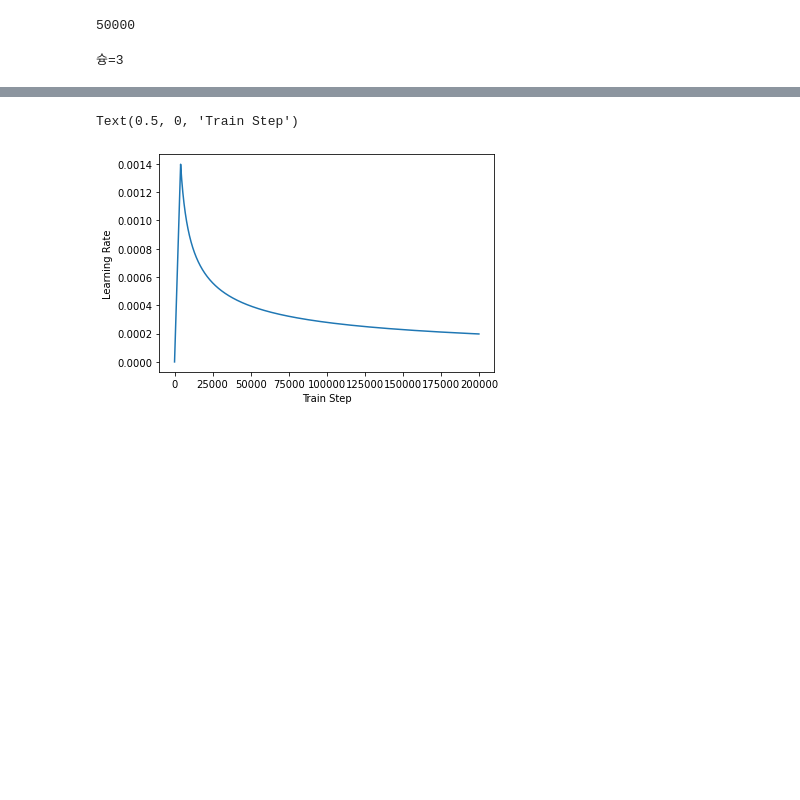
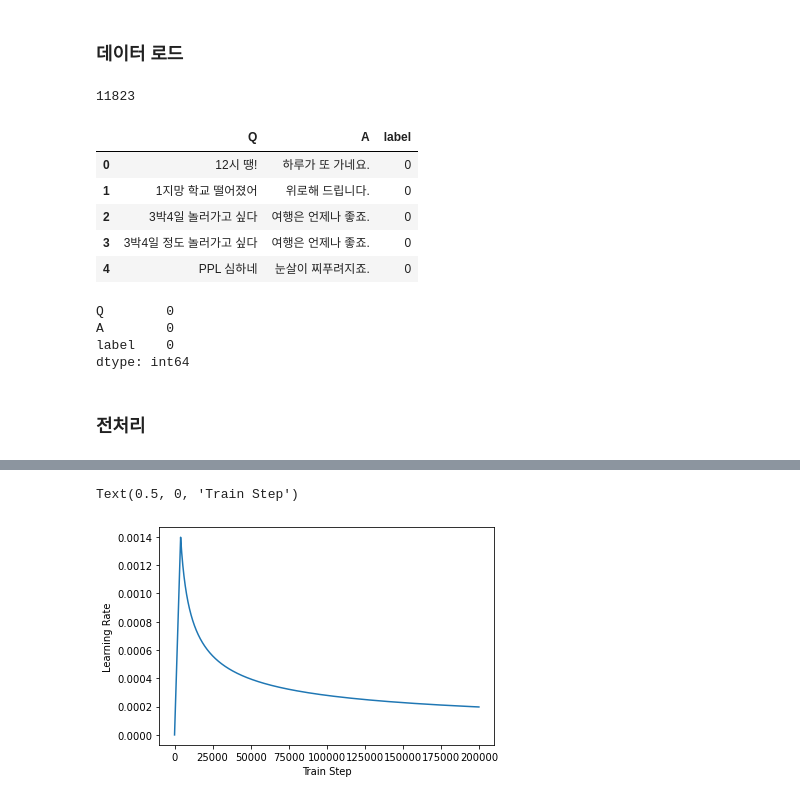
Before and after one commit to philosucker/MiniProjects, a Jupyter notebook: _E-15_transformer/[E15]transformer/[E15]transformer.ipynb, the cells around one changed output, grey strips where cells are left out. Cells and saved outputs as stored; diff of their text form; code cells hidden in the pictures; blank space fills up the shorter version.

```diff
--- a/_E-15_transformer/[E15]transformer/[E15]transformer.ipynb
+++ b/_E-15_transformer/[E15]transformer/[E15]transformer.ipynb
@@ -365,6 +8,0 @@ ConnectionResetError: [Errno 104] Connection reset by peer
-# %%
-# 사용할 샘플의 최대 개수
-MAX_SAMPLES = 50000
-print(MAX_SAMPLES)
-# %% [output]
-50000
@@ -371,18 +12,60 @@ print(MAX_SAMPLES)
+# %% [markdown]
+### 데이터 로드
+# %%
+file_path = os.getenv('HOME') + '/mini_projects/_E-15_transformer/ChatbotData.csv'
+
+train_data = pd.read_csv(file_path )
+
+print(len(data))
+
+data.head()
+# %% [output]
+11823
+|  | Q | A | label |
+| 0 | 12시 땡! | 하루가 또 가네요. | 0 |
+| 1 | 1지망 학교 떨어졌어 | 위로해 드립니다. | 0 |
+| 2 | 3박4일 놀러가고 싶다 | 여행은 언제나 좋죠. | 0 |
+| 3 | 3박4일 정도 놀러가고 싶다 | 여행은 언제나 좋죠. | 0 |
+| 4 | PPL 심하네 | 눈살이 찌푸려지죠. | 0 |
+# %%
+print(data.isnull().sum())
+# %% [output]
+Q        0
+A        0
+label    0
+dtype: int64
+# %% [markdown]
+### 전처리
 # %%
+
 # 전처리 함수
 def preprocess_sentence(sentence):
-  sentence = sentence.lower().strip()
+    #sentence = sentence.lower().strip()
 
-  # 단어와 구두점(punctuation) 사이의 거리를 만듭니다.
-  # 예를 들어서 "I am a student." => "I am a student ."와 같이
-  # student와 온점 사이에 거리를 만듭니다.
-  sentence = re.sub(r"([?.!,])", r" \1 ", sentence)
-  sentence = re.sub(r'[" "]+', " ", sentence)
+    # 단어와 구두점(punctuation) 사이의 거리를 만듭니다.
+    # 예를 들어서 "I am a student." => "I am a student ."와 같이
+    # student와 온점 사이에 거리를 만듭니다.
+    sentence = re.sub(r"([?.!,])", r" \1 ", sentence)
+    sentence = re.sub(r'[" "]+', " ", sentence)
 
-  # (a-z, A-Z, ".", "?", "!", ",")를 제외한 모든 문자를 공백인 ' '로 대체합니다.
-  sentence = re.sub(r"[^a-zA-Z?.!,]+", " ", sentence)
-  sentence = sentence.strip()
-  return sentence
-print("슝=3")
+    # (a-z, A-Z, ".", "?", "!", ",")를 제외한 모든 문자를 공백인 ' '로 대체합니다.
+    # sentence = re.sub(r"[^a-zA-Z?.!,]+", " ", sentence)
+    sentence = sentence.strip()
+    return sentence
+
+questions = []
+answers = []
+
+for sentence in train_data['Q']:
+    # 구두점에 대해서 띄어쓰기
+    # ex) 12시 땡! -> 12시 땡 !
+    sentence = re.sub(r"([?.!,])", r" \1 ", sentence)
+    sentence = sentence.strip()
+    questions.append(sentence)
+
+for sentence in train_data['A']:
+    # 구두점에 대해서 띄어쓰기
+    # ex) 12시 땡! -> 12시 땡 !
+    sentence = re.sub(r"([?.!,])", r" \1 ", sentence)
+    sentence = sentence.strip()
+    answers.append(sentence)
-# %% [output]
-슝=3
```
Also changed, not shown: parts of 69 cells of this notebook.
